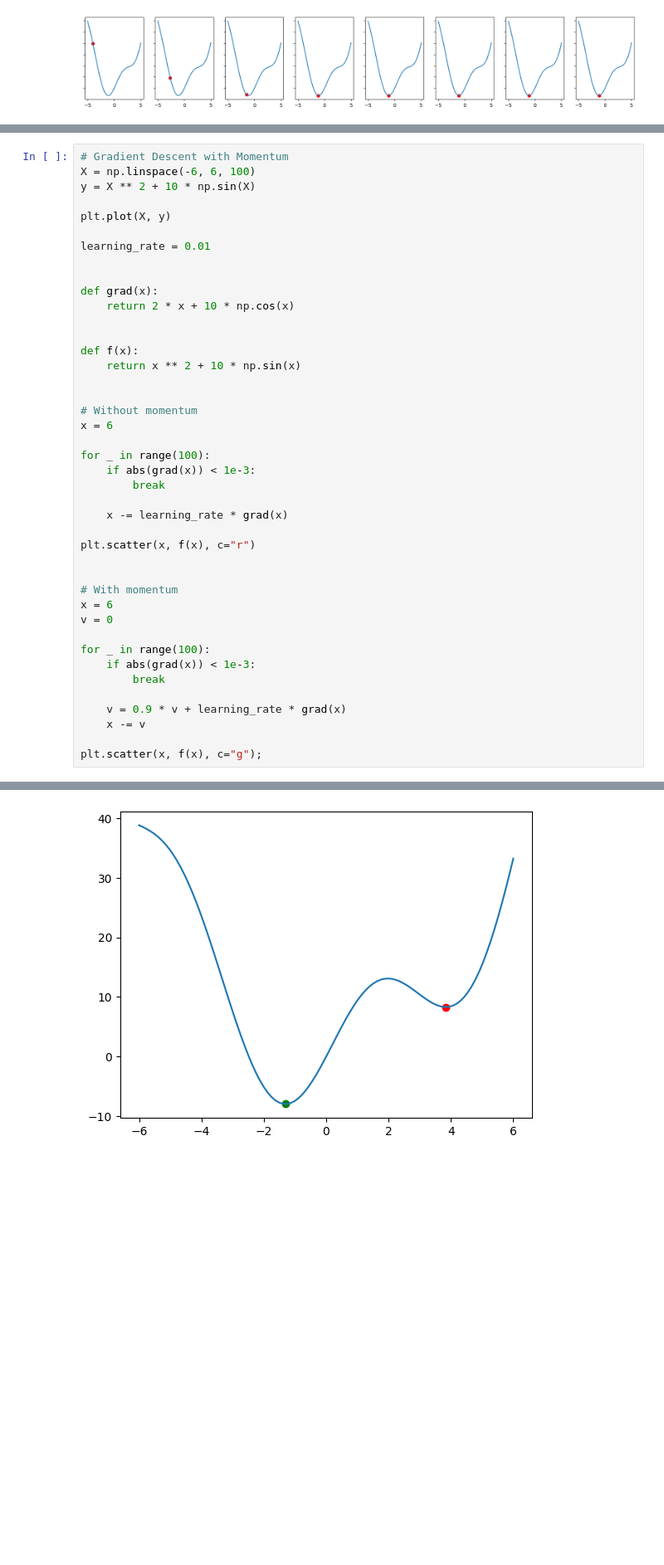
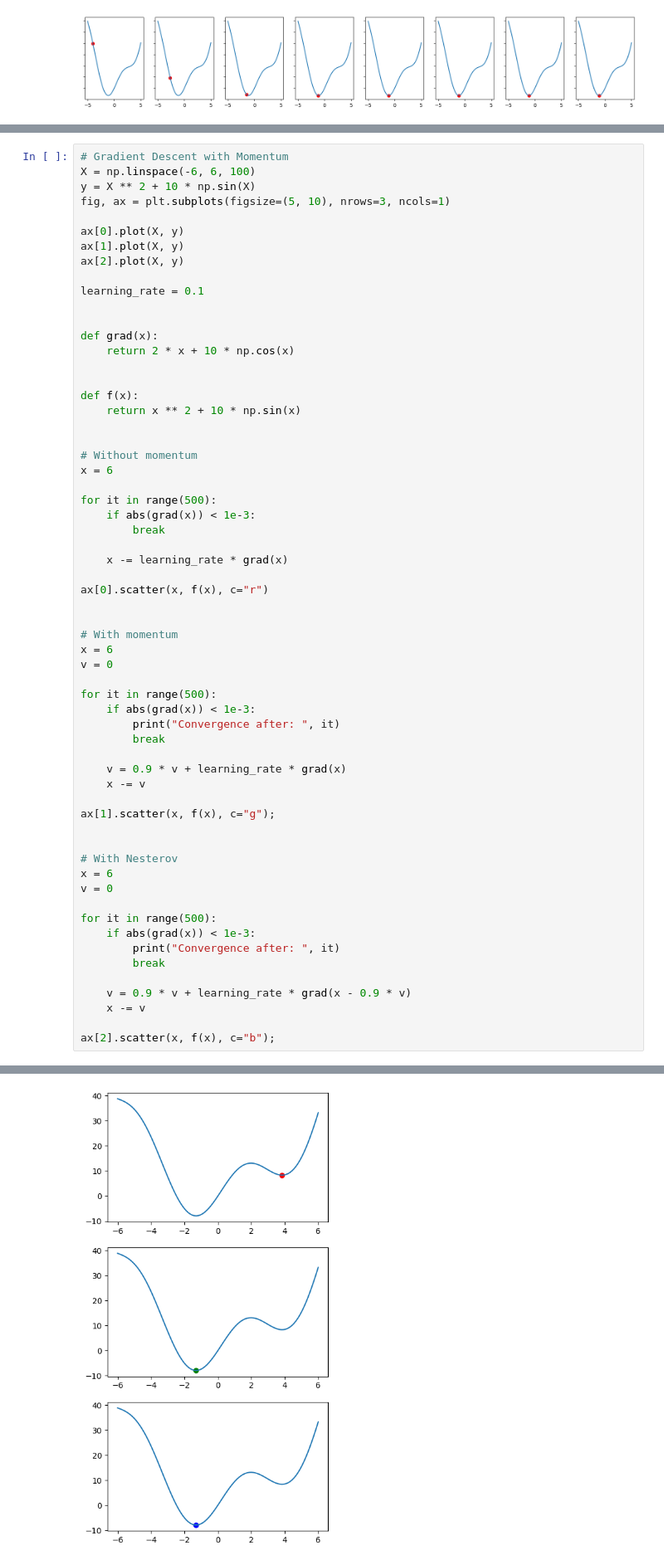
Before and after one commit to xbaotg/LearningML, a Jupyter notebook: Algorithms/GradientDescent/main.ipynb, the cells around one changed output, grey strips where cells are left out. Shown at 83% size. Cells and saved outputs as stored; diff of their text form; blank space fills up the shorter version.

Commit message:
Gradient Descent: Nesterov

```diff
--- a/Algorithms/GradientDescent/main.ipynb
+++ b/Algorithms/GradientDescent/main.ipynb
@@ -99,10 +99,13 @@ print(w)
 # Gradient Descent with Momentum
 X = np.linspace(-6, 6, 100)
 y = X ** 2 + 10 * np.sin(X)
+fig, ax = plt.subplots(figsize=(5, 10), nrows=3, ncols=1)
 
-plt.plot(X, y)
+ax[0].plot(X, y)
+ax[1].plot(X, y)
+ax[2].plot(X, y)
 
-learning_rate = 0.01
+learning_rate = 0.1
 
 
 def grad(x):
@@ -116,25 +119,41 @@ def f(x):
 # Without momentum
 x = 6
 
-for _ in range(100):
+for it in range(500):
     if abs(grad(x)) < 1e-3:
         break
 
     x -= learning_rate * grad(x)
 
-plt.scatter(x, f(x), c="r")
+ax[0].scatter(x, f(x), c="r")
 
 
 # With momentum
 x = 6
 v = 0
 
-for _ in range(100):
+for it in range(500):
     if abs(grad(x)) < 1e-3:
+        print("Convergence after: ", it)
         break
 
     v = 0.9 * v + learning_rate * grad(x)
     x -= v
 
-plt.scatter(x, f(x), c="g");
+ax[1].scatter(x, f(x), c="g");
+
+
+# With Nesterov
+x = 6
+v = 0
+
+for it in range(500):
+    if abs(grad(x)) < 1e-3:
+        print("Convergence after: ", it)
+        break
+
+    v = 0.9 * v + learning_rate * grad(x - 0.9 * v)
+    x -= v
+
+ax[2].scatter(x, f(x), c="b");
 # %% [output]
@@ -141 +162 @@ plt.scatter(x, f(x), c="g");
-[figure, old version]
+[figure, new version]
```
Also changed, not shown: parts of 1 cell of this notebook.
